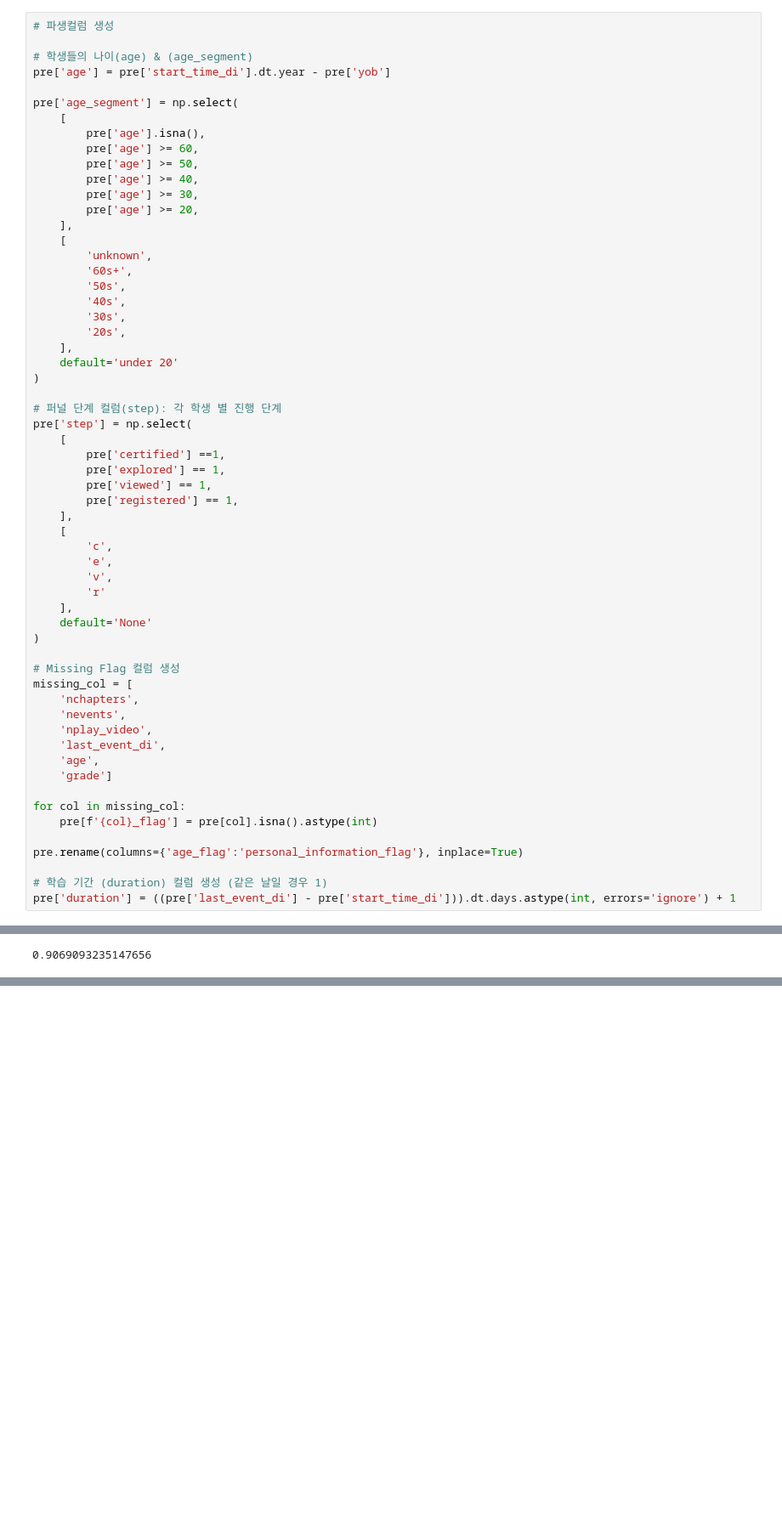
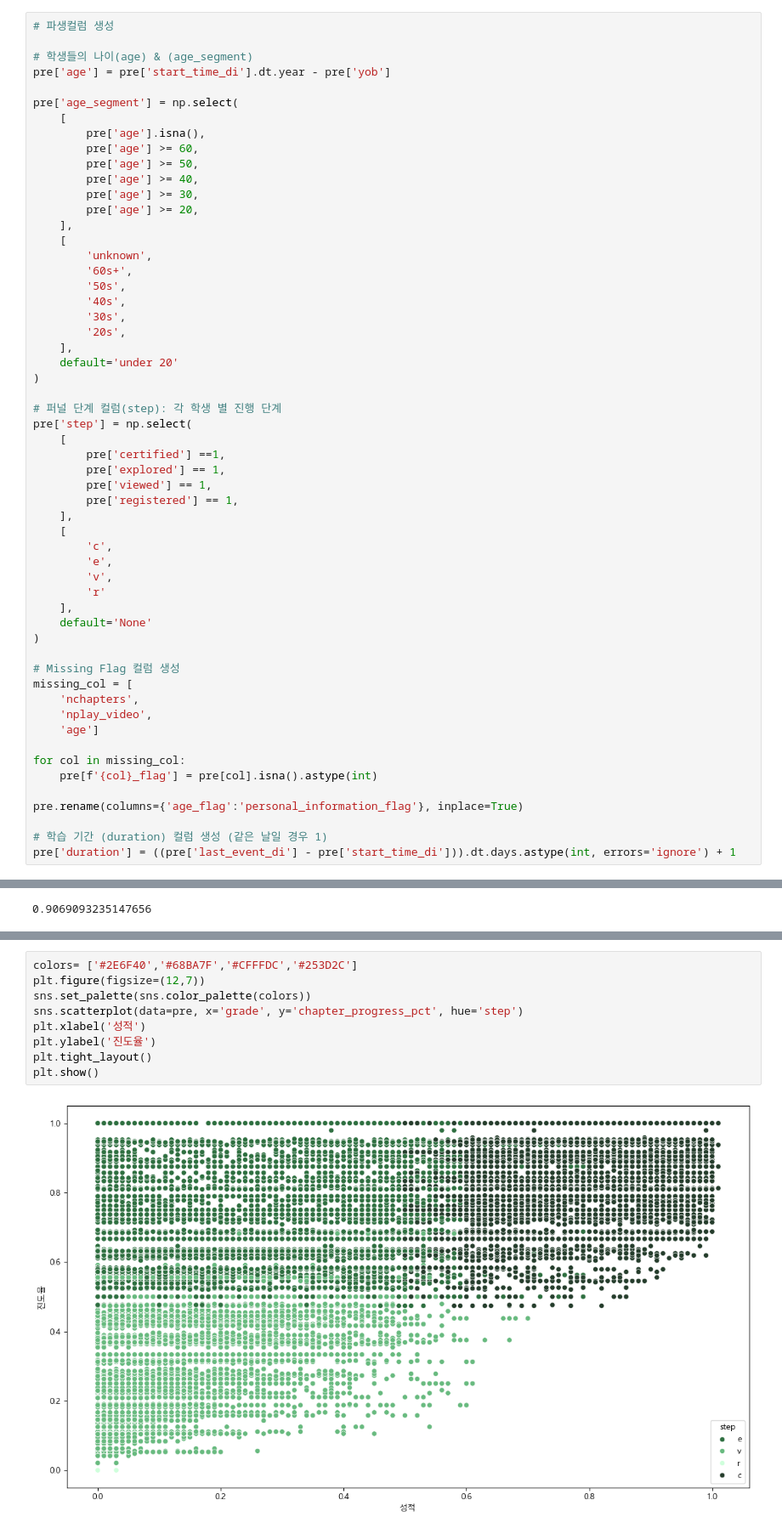
Before and after one commit to Heesang01/HOHO_Project, a Jupyter notebook: 코드 통합.ipynb, the cells around one changed output, grey strips where cells are left out. Shown at 85% size. Drawn from its saved outputs; the diff is of its cells as text; blank space fills up the shorter version.

```diff
--- a/코드 통합.ipynb
+++ b/코드 통합.ipynb
@@ -156,11 +156,8 @@ pre['step'] = np.select(
 # Missing Flag 컬럼 생성
 missing_col = [
     'nchapters',
-    'nevents',
     'nplay_video',
-    'last_event_di',
-    'age',
-    'grade']
+    'age']
 
 for col in missing_col:
     pre[f'{col}_flag'] = pre[col].isna().astype(int)
@@ -1277,0 +1277,11 @@ print(rbc_le) # 0.9069093235147656
+# %%
+colors= ['#2E6F40','#68BA7F','#CFFFDC','#253D2C']
+plt.figure(figsize=(12,7))
+sns.set_palette(sns.color_palette(colors))
+sns.scatterplot(data=pre, x='grade', y='chapter_progress_pct', hue='step')
+plt.xlabel('성적')
+plt.ylabel('진도율')
+plt.tight_layout()
+plt.show()
+# %% [output]
+[figure, added]
```
Also changed, not shown: parts of 2 cells of this notebook.
